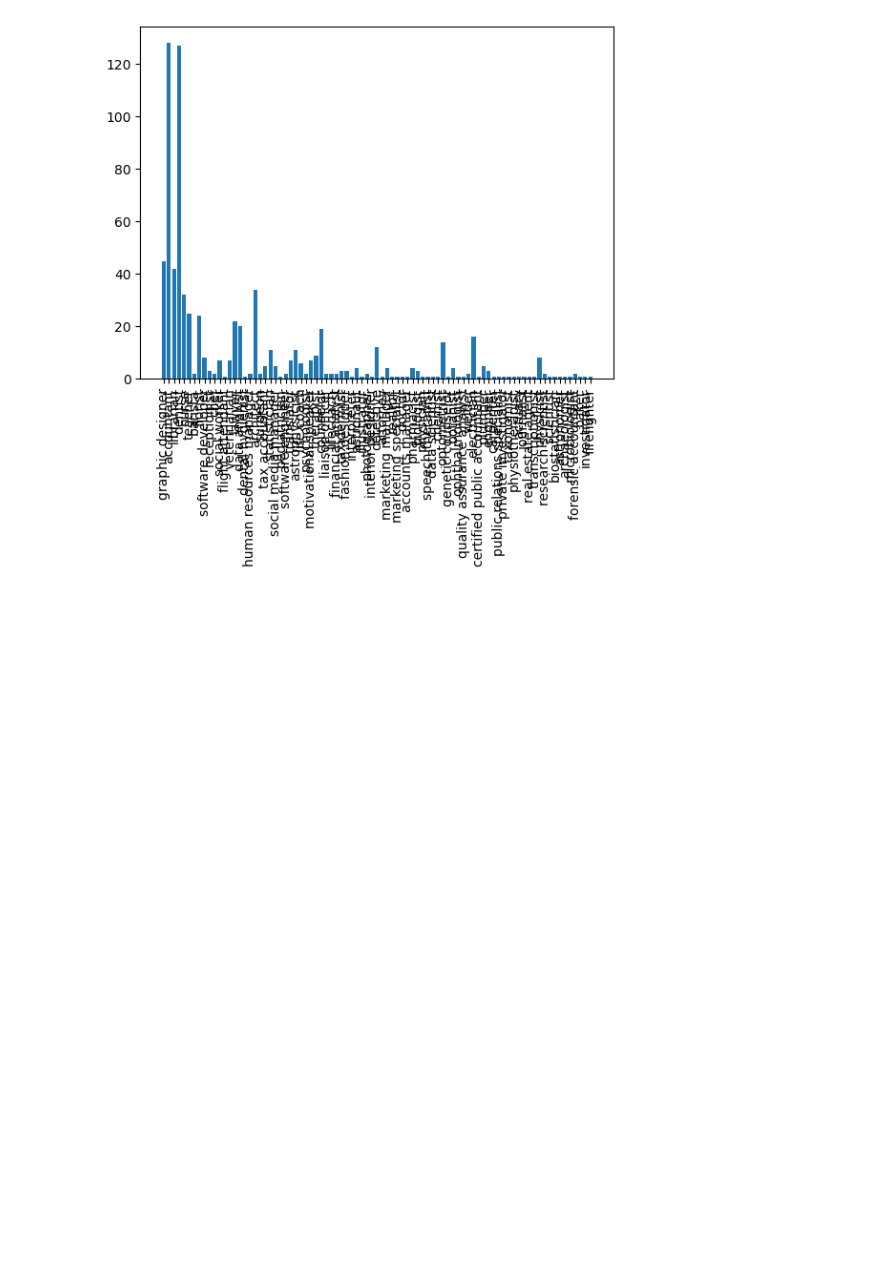
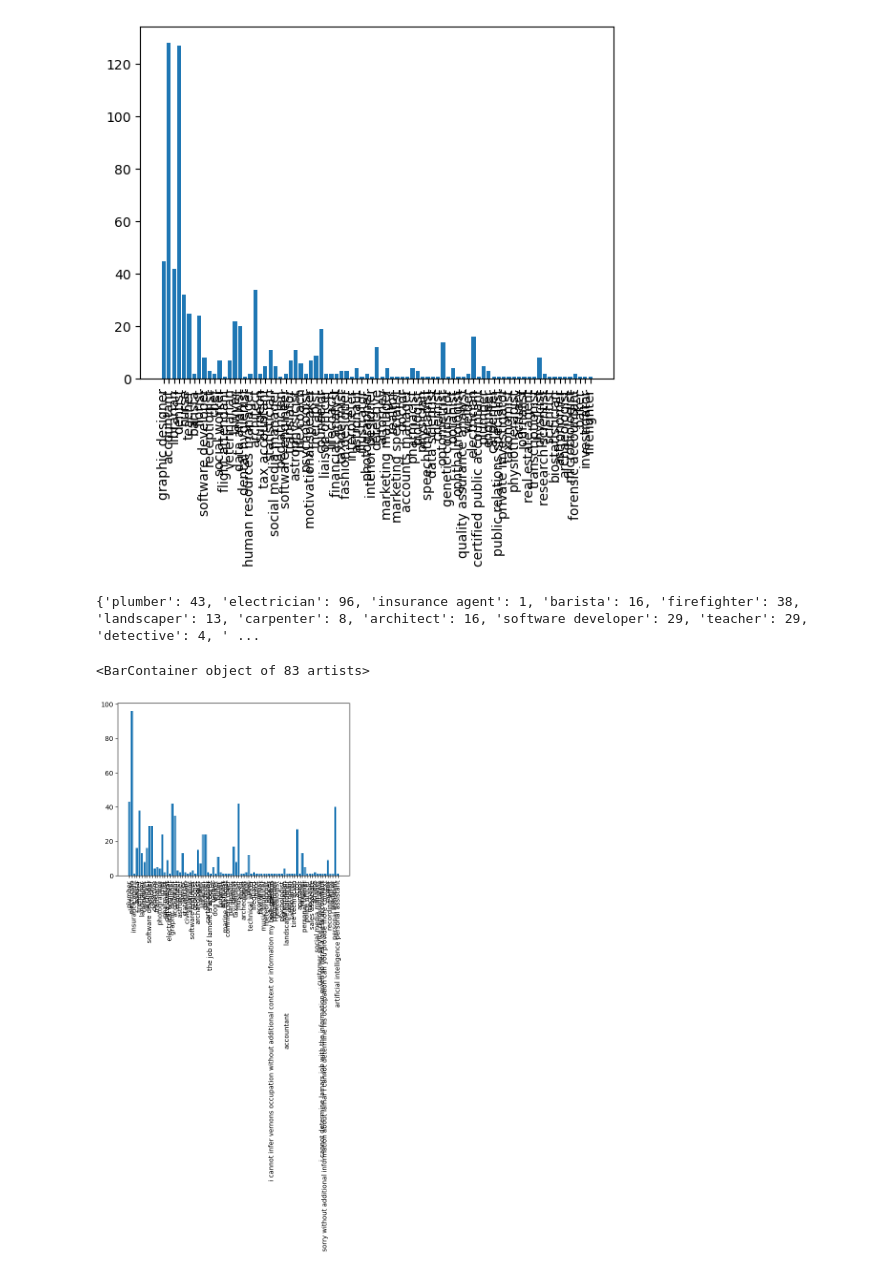
Before and after one commit to Skyblade64/527A-project, a Jupyter notebook: analyizedata.ipynb, the cells around one changed output. Drawn from its saved outputs; the diff is of its cells as text; code cells hidden in the pictures; blank space fills up the shorter version.

```diff
--- a/analyizedata.ipynb
+++ b/analyizedata.ipynb
@@ -161,3 +237,11 @@ plt.bar(white_female_job_dict.keys(),white_female_job_dict.values())
 {'graphic designer': 45, 'accountant': 128, 'librarian': 42, 'dentist': 127, 'nurse': 32, 'teacher': 25, 'barista': 2, 'florist': 24, 'software developer': 8, 'receptionist': 3, 'chef': 2, 'social wor ...
 <BarContainer object of 85 artists>
 [figure]
+# %%
+print(black_male_job_dict)
+plt.xticks(rotation=90)
+plt.bar(black_male_job_dict.keys(),black_male_job_dict.values())
+# %% [output]
+{'plumber': 43, 'electrician': 96, 'insurance agent': 1, 'barista': 16, 'firefighter': 38, 'landscaper': 13, 'carpenter': 8, 'architect': 16, 'software developer': 29, 'teacher': 29, 'detective': 4, ' ...
+<BarContainer object of 83 artists>
+[figure, added]
```
Also changed, not shown: parts of 1 cell of this notebook.
